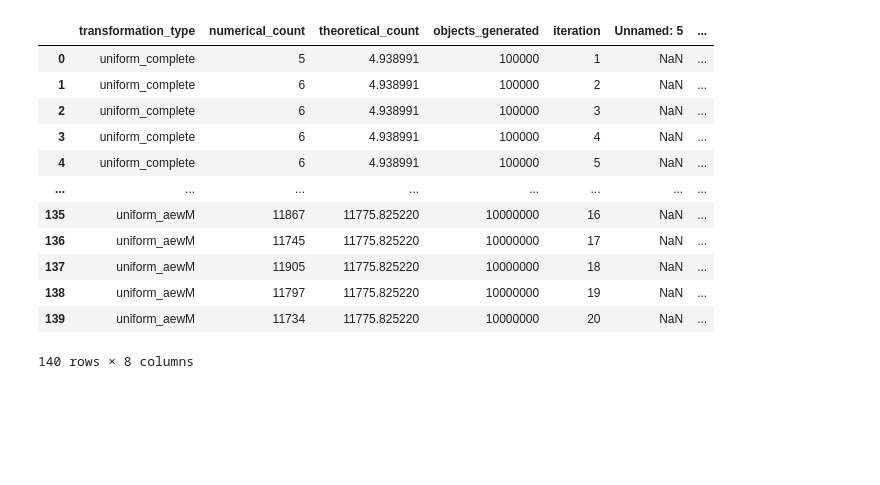
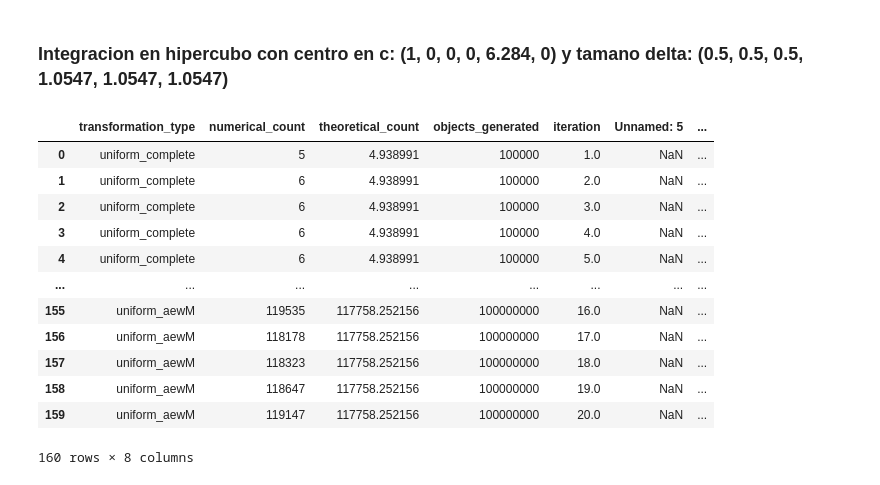
Before and after one commit to JuanitaAgudelo/TesisRepo, a Jupyter notebook: jacobian_calculations/random_variable_counts.ipynb, the cells around one changed output. Drawn from its saved outputs; the diff is of its cells as text; code cells hidden in the pictures; blank space fills up the shorter version.

```diff
--- a/jacobian_calculations/random_variable_counts.ipynb
+++ b/jacobian_calculations/random_variable_counts.ipynb
@@ -1,24 +1,26 @@
 # %%
 import pandas as pd
 import plotly.express as px
+# %% [markdown]
+### Integracion en hipercubo con centro en c: (1, 0, 0, 0, 6.284, 0) y tamano delta: (0.5, 0.5, 0.5, 1.0547, 1.0547, 1.0547)
 # %%
 df = pd.read_csv("count_objects.csv")
-df['ratio'] = df['theoretical_count']/df['numerical_count']
+df['ratio'] = df['numerical_count']/df['theoretical_count']
 df
 # %% [output]
 |  | transformation_type | numerical_count | theoretical_count | objects_generated | iteration | Unnamed: 5 | ... |
-| 0 | uniform_complete | 5 | 4.938991 | 100000 | 1 | NaN | ... |
-| 1 | uniform_complete | 6 | 4.938991 | 100000 | 2 | NaN | ... |
-| 2 | uniform_complete | 6 | 4.938991 | 100000 | 3 | NaN | ... |
-| 3 | uniform_complete | 6 | 4.938991 | 100000 | 4 | NaN | ... |
-| 4 | uniform_complete | 6 | 4.938991 | 100000 | 5 | NaN | ... |
+| 0 | uniform_complete | 5 | 4.938991 | 100000 | 1.0 | NaN | ... |
+| 1 | uniform_complete | 6 | 4.938991 | 100000 | 2.0 | NaN | ... |
+| 2 | uniform_complete | 6 | 4.938991 | 100000 | 3.0 | NaN | ... |
+| 3 | uniform_complete | 6 | 4.938991 | 100000 | 4.0 | NaN | ... |
+| 4 | uniform_complete | 6 | 4.938991 | 100000 | 5.0 | NaN | ... |
 | ... | ... | ... | ... | ... | ... | ... | ... |
-| 135 | uniform_aewM | 11867 | 11775.825220 | 10000000 | 16 | NaN | ... |
-| 136 | uniform_aewM | 11745 | 11775.825220 | 10000000 | 17 | NaN | ... |
-| 137 | uniform_aewM | 11905 | 11775.825220 | 10000000 | 18 | NaN | ... |
-| 138 | uniform_aewM | 11797 | 11775.825220 | 10000000 | 19 | NaN | ... |
-| 139 | uniform_aewM | 11734 | 11775.825220 | 10000000 | 20 | NaN | ... |
+| 155 | uniform_aewM | 119535 | 117758.252156 | 100000000 | 16.0 | NaN | ... |
+| 156 | uniform_aewM | 118178 | 117758.252156 | 100000000 | 17.0 | NaN | ... |
+| 157 | uniform_aewM | 118323 | 117758.252156 | 100000000 | 18.0 | NaN | ... |
+| 158 | uniform_aewM | 118647 | 117758.252156 | 100000000 | 19.0 | NaN | ... |
+| 159 | uniform_aewM | 119147 | 117758.252156 | 100000000 | 20.0 | NaN | ... |
-140 rows × 8 columns
+160 rows × 8 columns
 # %%
 df_uniform = df[df['transformation_type'] == 'uniform_aewM']
 fig = px.line(df_uniform, x=' iteration', y='ratio', color='objects_generated', markers=True)
```
Also changed, not shown: parts of 6 cells of this notebook, 9 other files.
